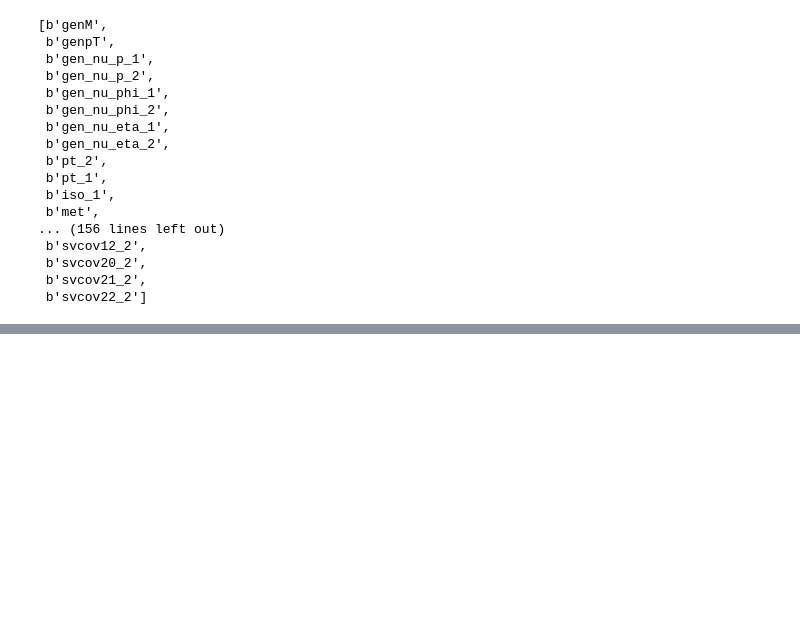
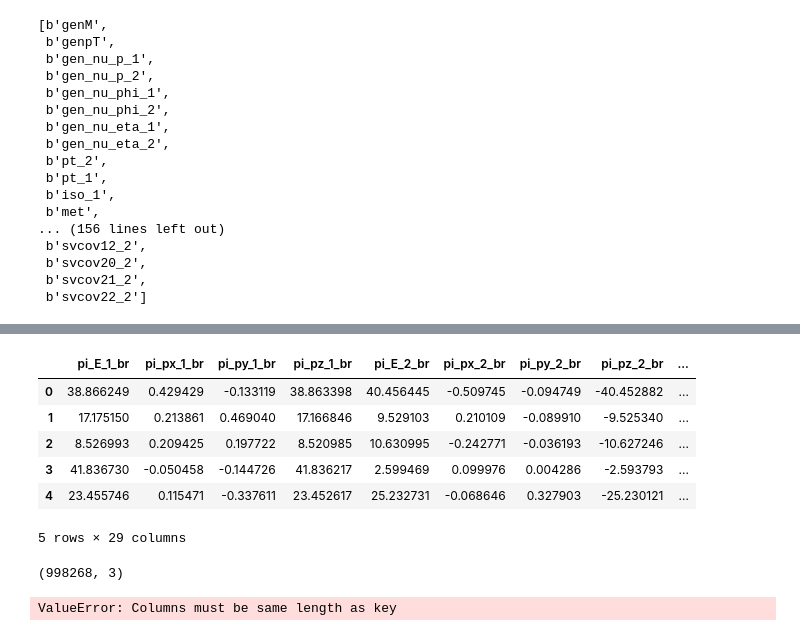
Before and after one commit to stanleyycheung/MSci-Project-HiggsTauTau, a Jupyter notebook: stanley/loading_reco.ipynb, the cells around one changed output, grey strips where cells are left out. Saved outputs shown, nothing was run; the diff lists cells and outputs as text; code cells hidden in the pictures; blank space fills up the shorter version.

```diff
--- a/stanley/loading_reco.ipynb
+++ b/stanley/loading_reco.ipynb
@@ -71,0 +147,61 @@ else:
+# %%
+pi_1_boosted_rot = np.array(pi_1_boosted_rot)
+pi_2_boosted_rot = np.array(pi_2_boosted_rot)
+pi0_1_boosted_rot = np.array(pi0_1_boosted_rot)
+pi0_2_boosted_rot = np.array(pi0_2_boosted_rot)
+rho_1_boosted_rot = np.array(rho_1_boosted_rot)
+rho_2_boosted_rot = np.array(rho_2_boosted_rot)
+# %%
+df_inputs_data = {
+    'pi_E_1_br': pi_1_boosted[0],
+    'pi_px_1_br': pi_1_boosted_rot[:,0],
+    'pi_py_1_br': pi_1_boosted_rot[:,1],
+    'pi_pz_1_br': pi_1_boosted_rot[:,2],
+    'pi_E_2_br': pi_2_boosted[0],
+    'pi_px_2_br': pi_2_boosted_rot[:,0],
+    'pi_py_2_br': pi_2_boosted_rot[:,1],
+    'pi_pz_2_br': pi_2_boosted_rot[:,2],
+    'pi0_E_1_br': pi0_1_boosted[0],
+    'pi0_px_1_br': pi0_1_boosted_rot[:,0],
+    'pi0_py_1_br': pi0_1_boosted_rot[:,1],
+    'pi0_pz_1_br': pi0_1_boosted_rot[:,2],
+    'pi0_E_2_br': pi0_2_boosted[0],
+    'pi0_px_2_br': pi0_2_boosted_rot[:,0],
+    'pi0_py_2_br': pi0_2_boosted_rot[:,1],
+    'pi0_pz_2_br': pi0_2_boosted_rot[:,2],
+    'rho_E_1_br': rho_1_boosted[0],
+    'rho_px_1_br': rho_1_boosted_rot[:,0],
+    'rho_py_1_br': rho_1_boosted_rot[:,1],
+    'rho_pz_1_br': rho_1_boosted_rot[:,2],
+    'rho_E_2_br': rho_2_boosted[0],
+    'rho_px_2_br': rho_2_boosted_rot[:,0],
+    'rho_py_2_br': rho_2_boosted_rot[:,1],
+    'rho_pz_2_br': rho_2_boosted_rot[:,2],
+    'aco_angle_1': df['aco_angle_1'],
+    'y_1_1': df['y_1_1'],
+    'y_1_2': df['y_1_2'],
+#     'w_a': df['wt_cp_sm'],
+#     'w_b': df['wt_cp_ps'],
+    'm_1': rho_1.m,
+    'm_2': rho_2.m,
+}
+# %%
+df_inputs = pd.DataFrame(df_inputs_data)
+# %%
+df_inputs.head()
+# %% [output]
+|  | pi_E_1_br | pi_px_1_br | pi_py_1_br | pi_pz_1_br | pi_E_2_br | pi_px_2_br | pi_py_2_br | pi_pz_2_br | ... |
+| 0 | 38.866249 | 0.429429 | -0.133119 | 38.863398 | 40.456445 | -0.509745 | -0.094749 | -40.452882 | ... |
+| 1 | 17.175150 | 0.213861 | 0.469040 | 17.166846 | 9.529103 | 0.210109 | -0.089910 | -9.525340 | ... |
+| 2 | 8.526993 | 0.209425 | 0.197722 | 8.520985 | 10.630995 | -0.242771 | -0.036193 | -10.627246 | ... |
+| 3 | 41.836730 | -0.050458 | -0.144726 | 41.836217 | 2.599469 | 0.099976 | 0.004286 | -2.593793 | ... |
+| 4 | 23.455746 | 0.115471 | -0.337611 | 23.452617 | 25.232731 | -0.068646 | 0.327903 | -25.230121 | ... |
+5 rows × 29 columns
+# %%
+np.array(df_inputs.pi_1_br.tolist()).shape
+# %% [output]
+(998268, 3)
+# %%
+df_inputs[['pi_E_1_br','pi_px_1_br','pi_py_1_br','pi_pz_1_br']] = pd.DataFrame(np.array(pi_1_boosted_rot))
+# %% [output]
+ValueError: Columns must be same length as key
```
Also changed, not shown: parts of 6 cells of this notebook, 8 other files.
